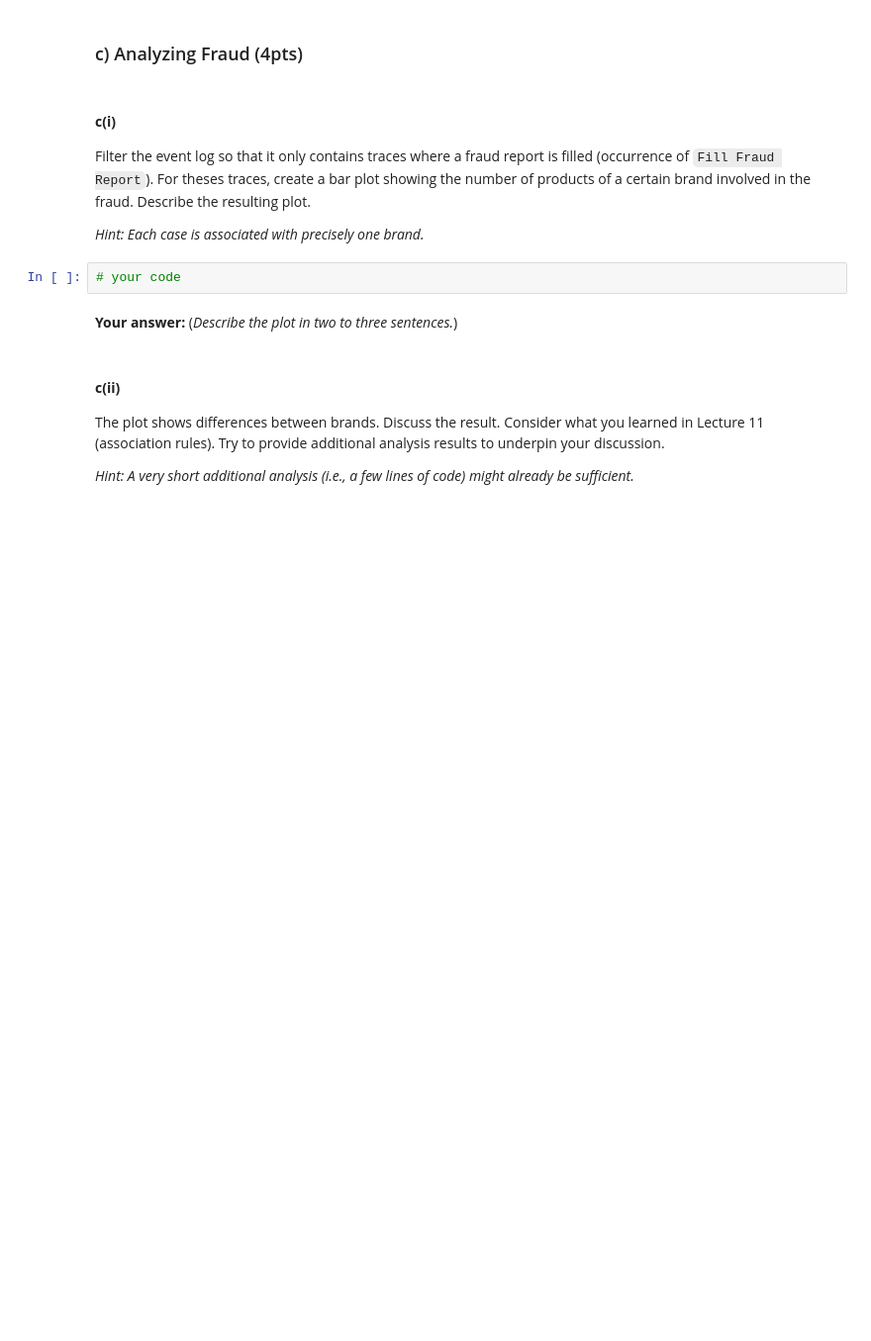
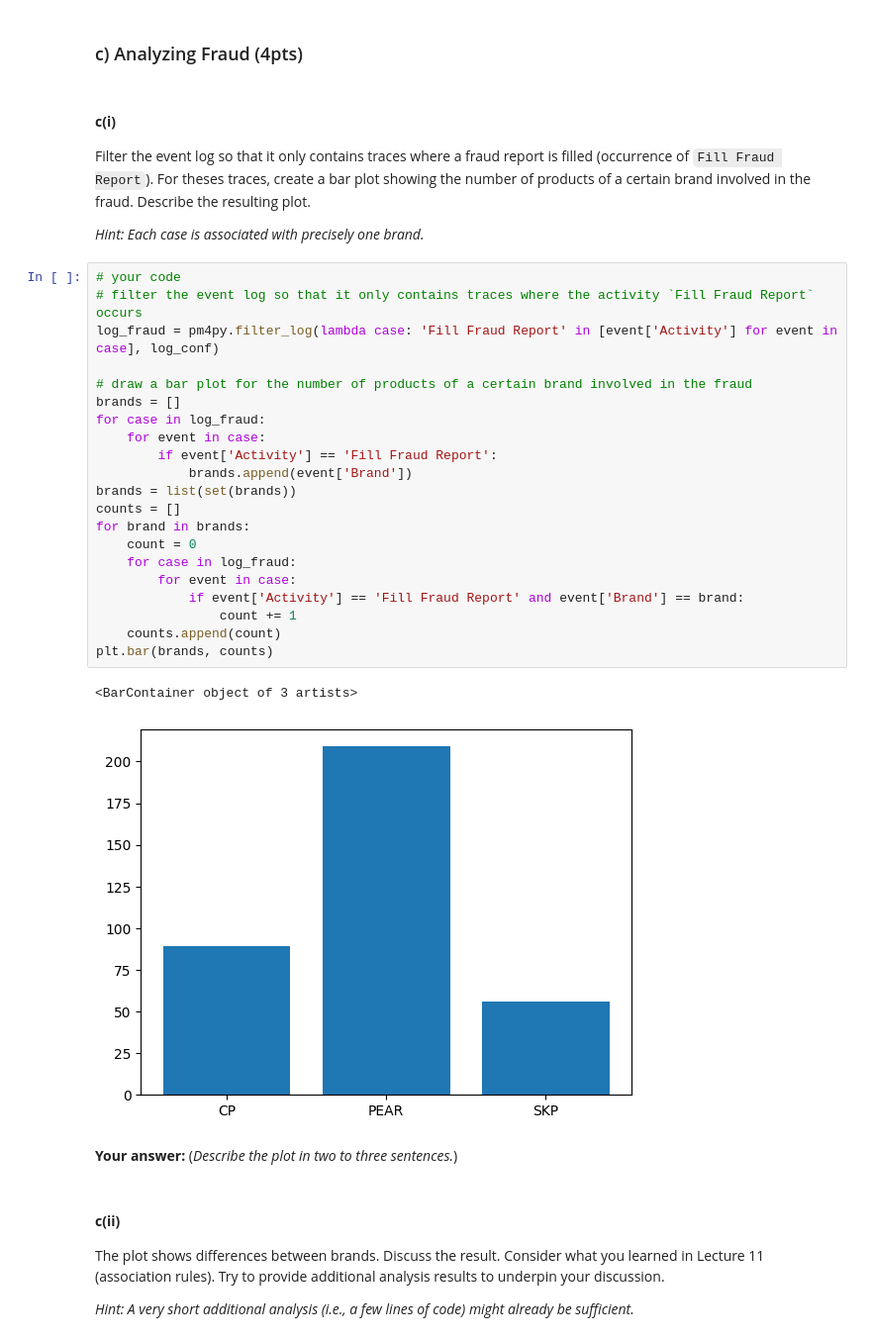
Before and after one commit to CodingTil/2022_23---Introduction-to-Data-Science---Exercises, a Jupyter notebook: assignment_2/assignment2.ipynb, the cells around one changed output. Shown at 99% size. Cells and saved outputs as stored; diff of their text form; blank space fills up the shorter version.

```diff
--- a/assignment_2/assignment2.ipynb
+++ b/assignment_2/assignment2.ipynb
@@ -1091,6 +1198,28 @@ Filter the event log so that it only contains traces where a fraud report is fil
 *Hint: Each case is associated with precisely one brand.*
 # %%
 # your code
+# filter the event log so that it only contains traces where the activity `Fill Fraud Report` occurs
+log_fraud = pm4py.filter_log(lambda case: 'Fill Fraud Report' in [event['Activity'] for event in case], log_conf)
+
+# draw a bar plot for the number of products of a certain brand involved in the fraud
+brands = []
+for case in log_fraud:
+    for event in case:
+        if event['Activity'] == 'Fill Fraud Report':
+            brands.append(event['Brand'])
+brands = list(set(brands))
+counts = []
+for brand in brands:
+    count = 0
+    for case in log_fraud:
+        for event in case:
+            if event['Activity'] == 'Fill Fraud Report' and event['Brand'] == brand:
+                count += 1
+    counts.append(count)
+plt.bar(brands, counts)
+# %% [output]
+<BarContainer object of 3 artists>
+[figure, added]
 # %% [markdown]
 **Your answer:** (*Describe the plot in two to three sentences.*)
 # %% [markdown]
```
Also changed, not shown: parts of 17 cells of this notebook.
